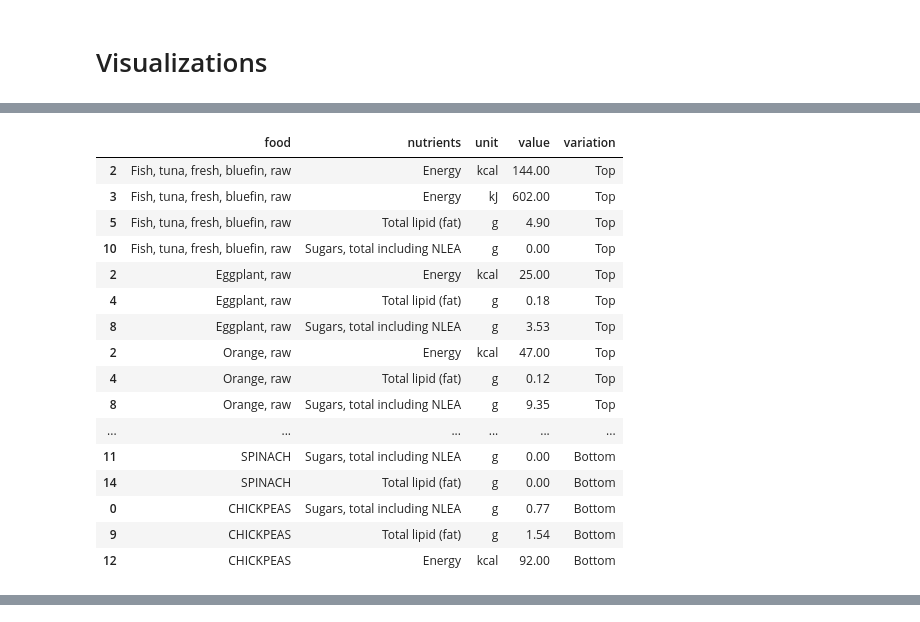
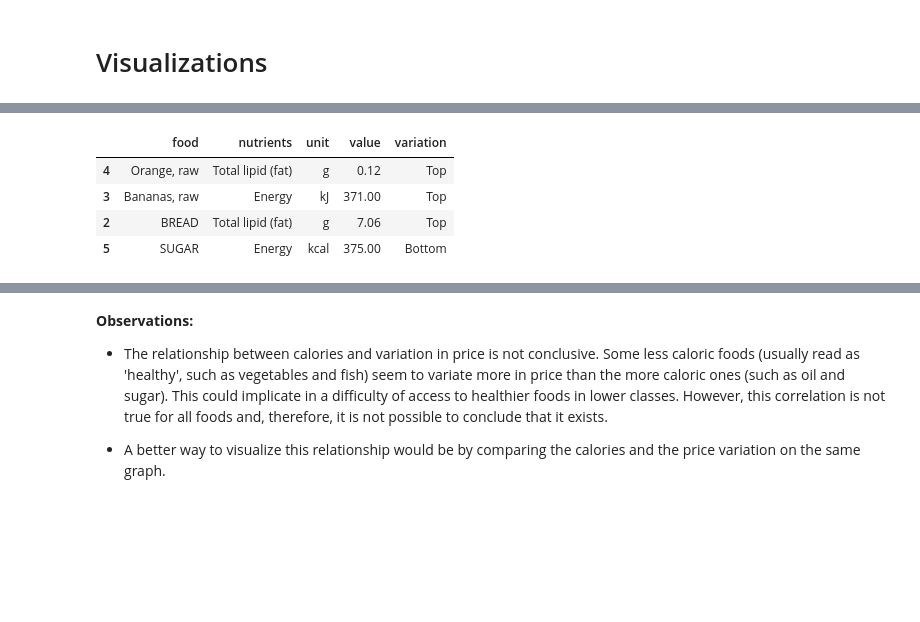
Before and after one commit to Maya-Souza/Project_2_APIs, a Jupyter notebook: Project 2 - Enriching a database.ipynb, the cells around one changed output, grey strips where cells are left out. Cells and saved outputs as stored; diff of their text form; code cells hidden in the pictures; blank space fills up the shorter version.

```diff
--- a/Project 2 - Enriching a database.ipynb
+++ b/Project 2 - Enriching a database.ipynb
@@ -589,24 +612,12 @@ info_bottom10
 # %%
 joined_info_food = pd.concat([info_top10, info_bottom10])
-joined_info_food
+joined_info_food.sample(4)
 # %% [output]
 |  | food | nutrients | unit | value | variation |
-| 2 | Fish, tuna, fresh, bluefin, raw | Energy | kcal | 144.00 | Top |
-| 3 | Fish, tuna, fresh, bluefin, raw | Energy | kJ | 602.00 | Top |
-| 5 | Fish, tuna, fresh, bluefin, raw | Total lipid (fat) | g | 4.90 | Top |
-| 10 | Fish, tuna, fresh, bluefin, raw | Sugars, total including NLEA | g | 0.00 | Top |
-| 2 | Eggplant, raw | Energy | kcal | 25.00 | Top |
-| 4 | Eggplant, raw | Total lipid (fat) | g | 0.18 | Top |
-| 8 | Eggplant, raw | Sugars, total including NLEA | g | 3.53 | Top |
-| 2 | Orange, raw | Energy | kcal | 47.00 | Top |
 | 4 | Orange, raw | Total lipid (fat) | g | 0.12 | Top |
-| 8 | Orange, raw | Sugars, total including NLEA | g | 9.35 | Top |
-| ... | ... | ... | ... | ... | ... |
-| 11 | SPINACH | Sugars, total including NLEA | g | 0.00 | Bottom |
-| 14 | SPINACH | Total lipid (fat) | g | 0.00 | Bottom |
-| 0 | CHICKPEAS | Sugars, total including NLEA | g | 0.77 | Bottom |
-| 9 | CHICKPEAS | Total lipid (fat) | g | 1.54 | Bottom |
-| 12 | CHICKPEAS | Energy | kcal | 92.00 | Bottom |
+| 3 | Bananas, raw | Energy | kJ | 371.00 | Top |
+| 2 | BREAD | Total lipid (fat) | g | 7.06 | Top |
+| 5 | SUGAR | Energy | kcal | 375.00 | Bottom |
 # %%
 joined_info_food_2 = joined_info_food.loc[joined_info_food['unit'] == "kcal"].drop(['nutrients', 'unit'], axis='columns').rename(columns = {'value':'kcal'})
 
@@ -617,2 +629,9 @@ fig9.show()
 # %% [output]
 [interactive output not drawn]
+# %% [markdown]
+
+**Observations:**
+
+- The relationship between calories and variation in price is not conclusive. Some less caloric foods (usually read as 'healthy', such as vegetables and fish) seem to variate more in price than the more caloric ones (such as oil and sugar). This could implicate in a difficulty of access to healthier foods in lower classes. However, this correlation is not true for all foods and, therefore, it is not possible to conclude that it exists.
+
+- A better way to visualize this relationship would be by comparing the calories and the price variation on the same graph.
```
Also changed, not shown: parts of 28 cells of this notebook.
